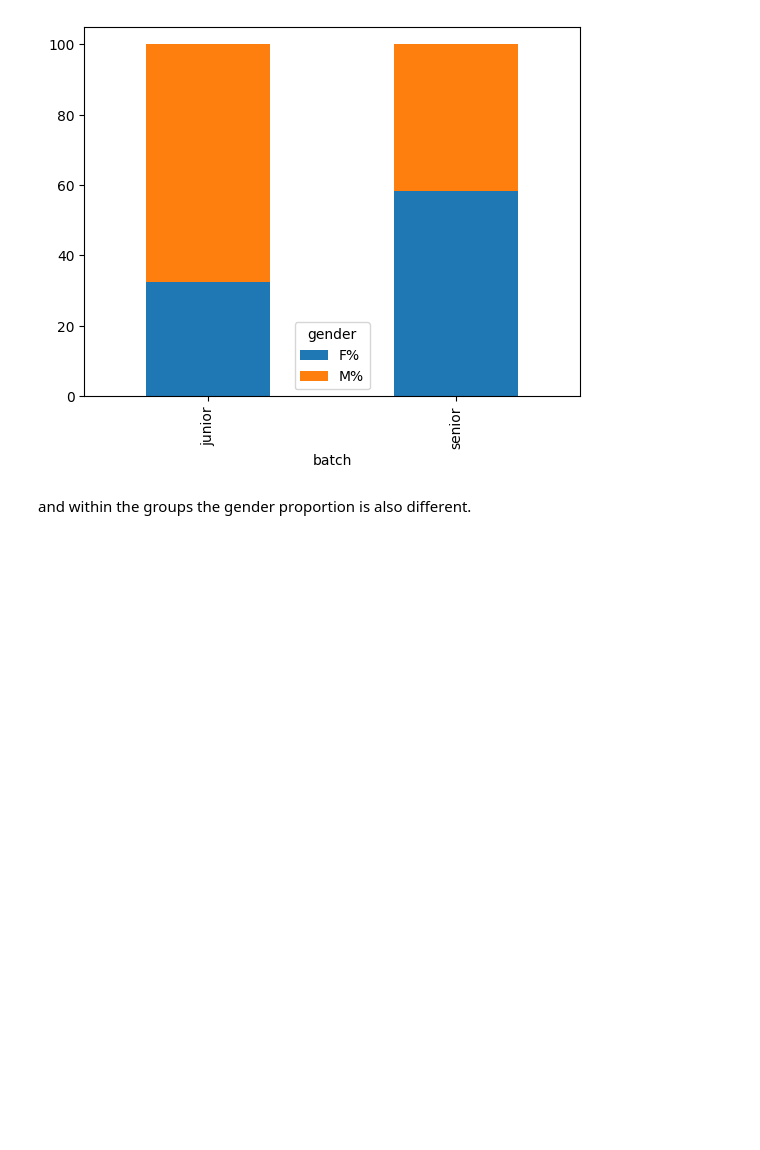
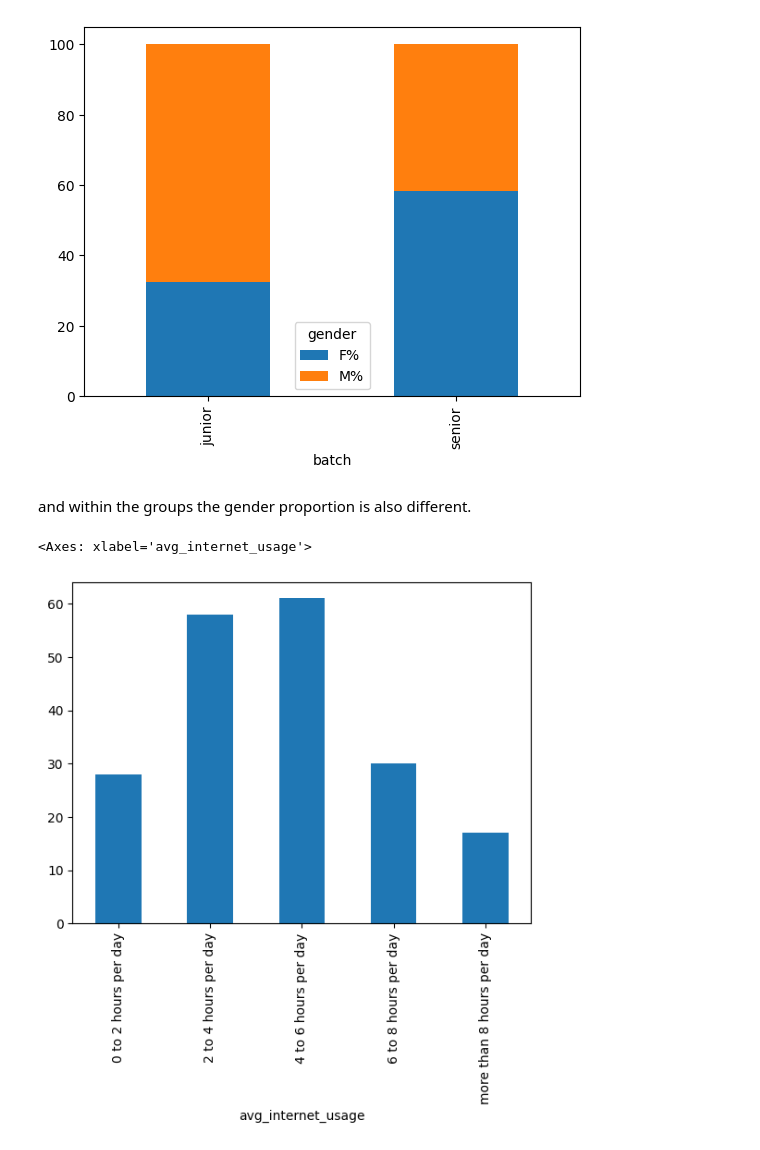
Before and after one commit to akankshazc/sts_iad, a Jupyter notebook: basics_analysis.ipynb, the cells around one changed output. Saved outputs shown, nothing was run; the diff lists cells and outputs as text; code cells hidden in the pictures; blank space fills up the shorter version.

```diff
--- a/basics_analysis.ipynb
+++ b/basics_analysis.ipynb
@@ -91,3 +91,8 @@ gender_batch_counts[['F%', 'M%']].plot(kind='bar', stacked=True)
 [figure]
 # %% [markdown]
 and within the groups the gender proportion is also different.
+# %%
+df['avg_internet_usage'].value_counts().sort_index().plot(kind='bar')
+# %% [output]
+<Axes: xlabel='avg_internet_usage'>
+[figure, added]
```
Also changed, not shown: parts of 2 cells of this notebook.
